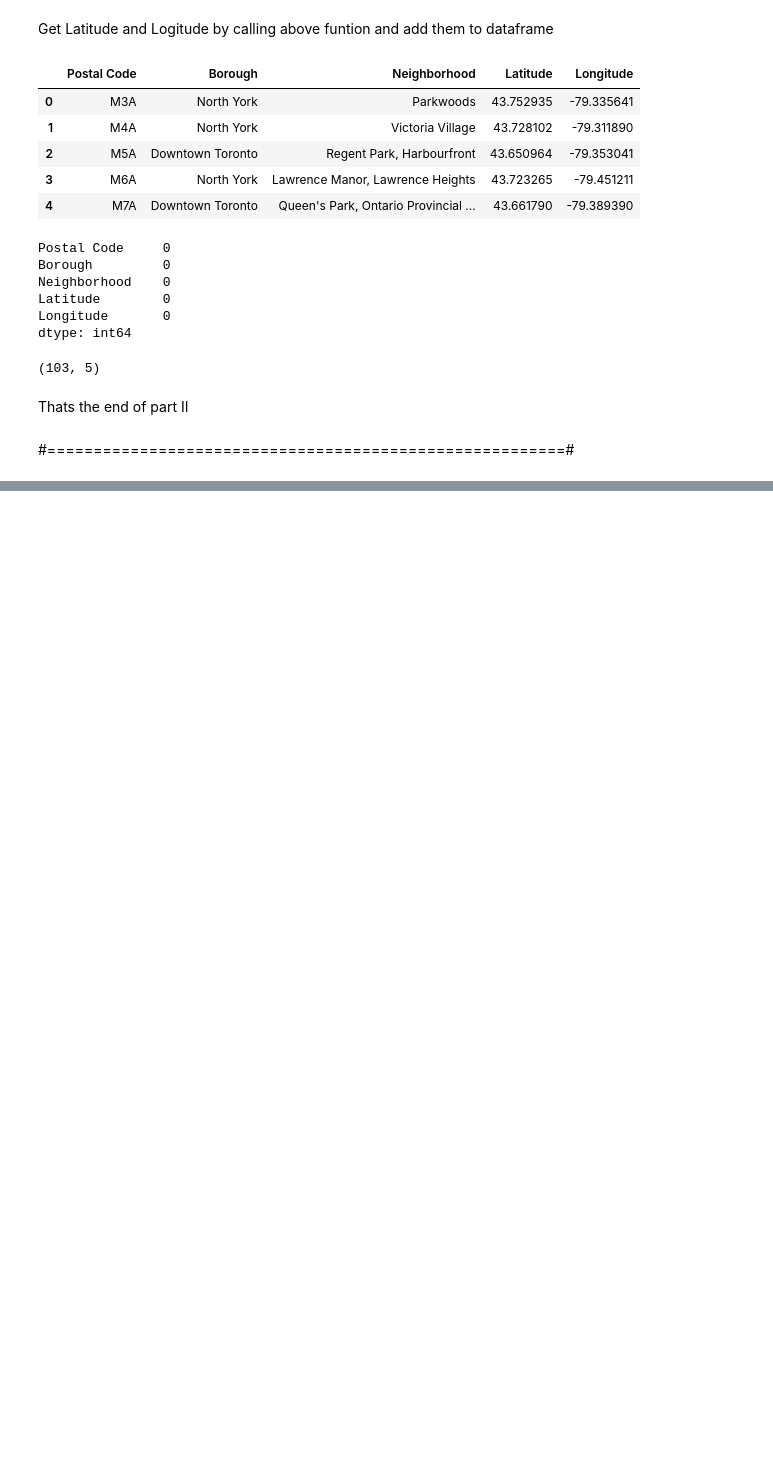
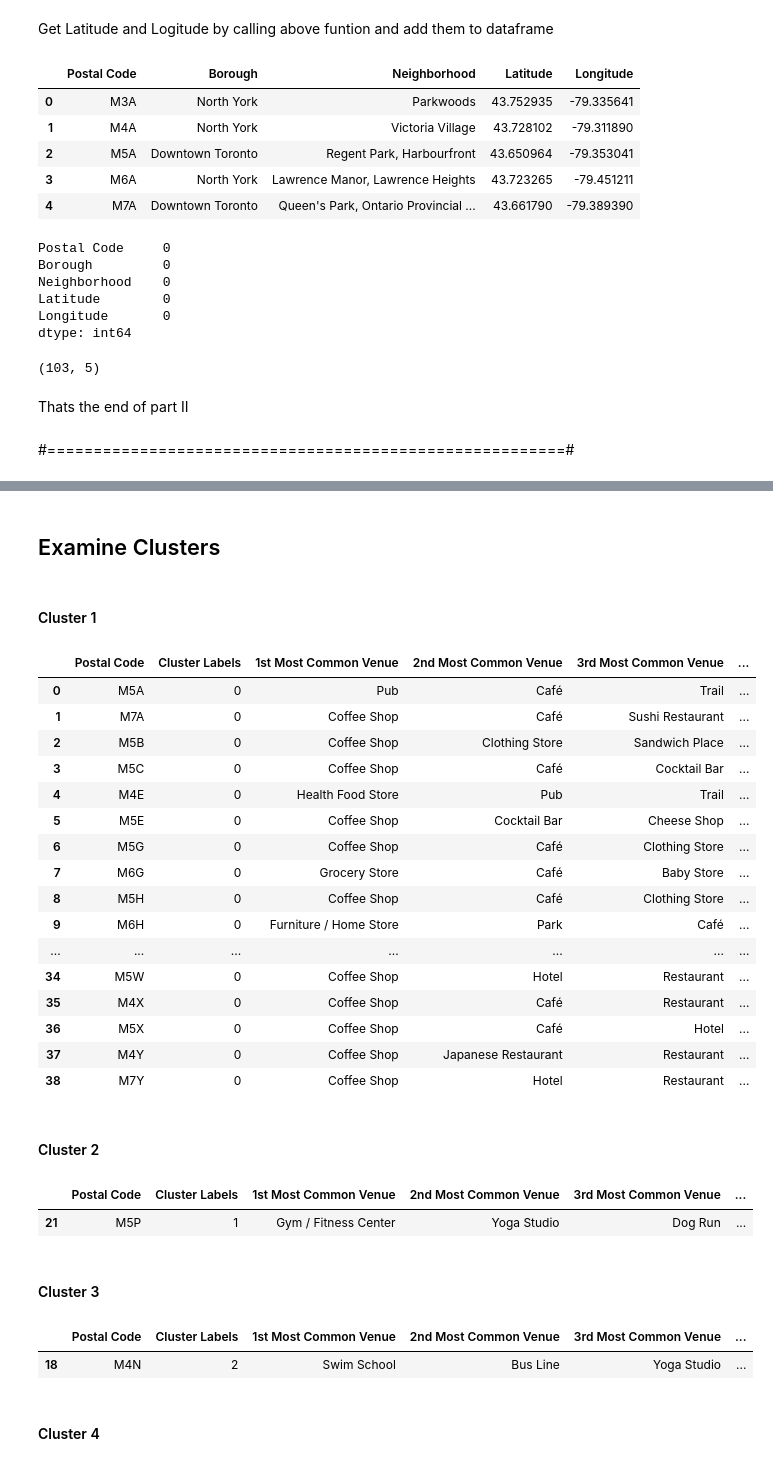
Before and after one commit to yrangana/Coursera_Capstone, a Jupyter notebook: Neighbourhoods in Toronto.ipynb, the cells around one changed output, grey strips where cells are left out. Saved outputs shown, nothing was run; the diff lists cells and outputs as text; code cells hidden in the pictures; blank space fills up the shorter version.

```diff
--- a/Neighbourhoods in Toronto.ipynb
+++ b/Neighbourhoods in Toronto.ipynb
@@ -116,0 +459,40 @@ Thats the end of part II
+# %% [markdown]
+## Examine Clusters
+# %% [markdown]
+#### Cluster 1
+# %%
+Toronto_merged.loc[Toronto_merged['Cluster Labels'] == 0, Toronto_merged.columns[[0] + list(range(5, Toronto_merged.shape[1]))]]
+# %% [output]
+|  | Postal Code | Cluster Labels | 1st Most Common Venue | 2nd Most Common Venue | 3rd Most Common Venue | ... |
+| 0 | M5A | 0 | Pub | Café | Trail | ... |
+| 1 | M7A | 0 | Coffee Shop | Café | Sushi Restaurant | ... |
+| 2 | M5B | 0 | Coffee Shop | Clothing Store | Sandwich Place | ... |
+| 3 | M5C | 0 | Coffee Shop | Café | Cocktail Bar | ... |
+| 4 | M4E | 0 | Health Food Store | Pub | Trail | ... |
+| 5 | M5E | 0 | Coffee Shop | Cocktail Bar | Cheese Shop | ... |
+| 6 | M5G | 0 | Coffee Shop | Café | Clothing Store | ... |
+| 7 | M6G | 0 | Grocery Store | Café | Baby Store | ... |
+| 8 | M5H | 0 | Coffee Shop | Café | Clothing Store | ... |
+| 9 | M6H | 0 | Furniture / Home Store | Park | Café | ... |
+| ... | ... | ... | ... | ... | ... | ... |
+| 34 | M5W | 0 | Coffee Shop | Hotel | Restaurant | ... |
+| 35 | M4X | 0 | Coffee Shop | Café | Restaurant | ... |
+| 36 | M5X | 0 | Coffee Shop | Café | Hotel | ... |
+| 37 | M4Y | 0 | Coffee Shop | Japanese Restaurant | Restaurant | ... |
+| 38 | M7Y | 0 | Coffee Shop | Hotel | Restaurant | ... |
+# %% [markdown]
+#### Cluster 2
+# %%
+Toronto_merged.loc[Toronto_merged['Cluster Labels'] == 1, Toronto_merged.columns[[0] + list(range(5, Toronto_merged.shape[1]))]]
+# %% [output]
+|  | Postal Code | Cluster Labels | 1st Most Common Venue | 2nd Most Common Venue | 3rd Most Common Venue | ... |
+| 21 | M5P | 1 | Gym / Fitness Center | Yoga Studio | Dog Run | ... |
+# %% [markdown]
+#### Cluster 3
+# %%
+Toronto_merged.loc[Toronto_merged['Cluster Labels'] == 2, Toronto_merged.columns[[0] + list(range(5, Toronto_merged.shape[1]))]]
+# %% [output]
+|  | Postal Code | Cluster Labels | 1st Most Common Venue | 2nd Most Common Venue | 3rd Most Common Venue | ... |
+| 18 | M4N | 2 | Swim School | Bus Line | Yoga Studio | ... |
+# %% [markdown]
+#### Cluster 4
```
Also changed, not shown: parts of 39 cells of this notebook.
